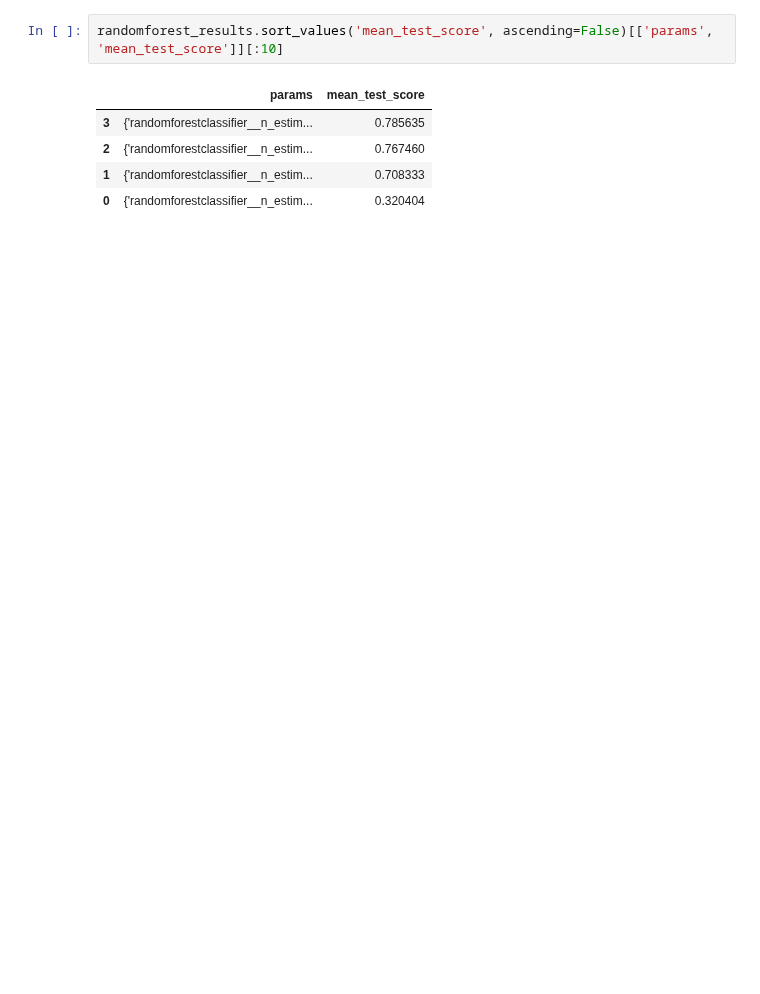
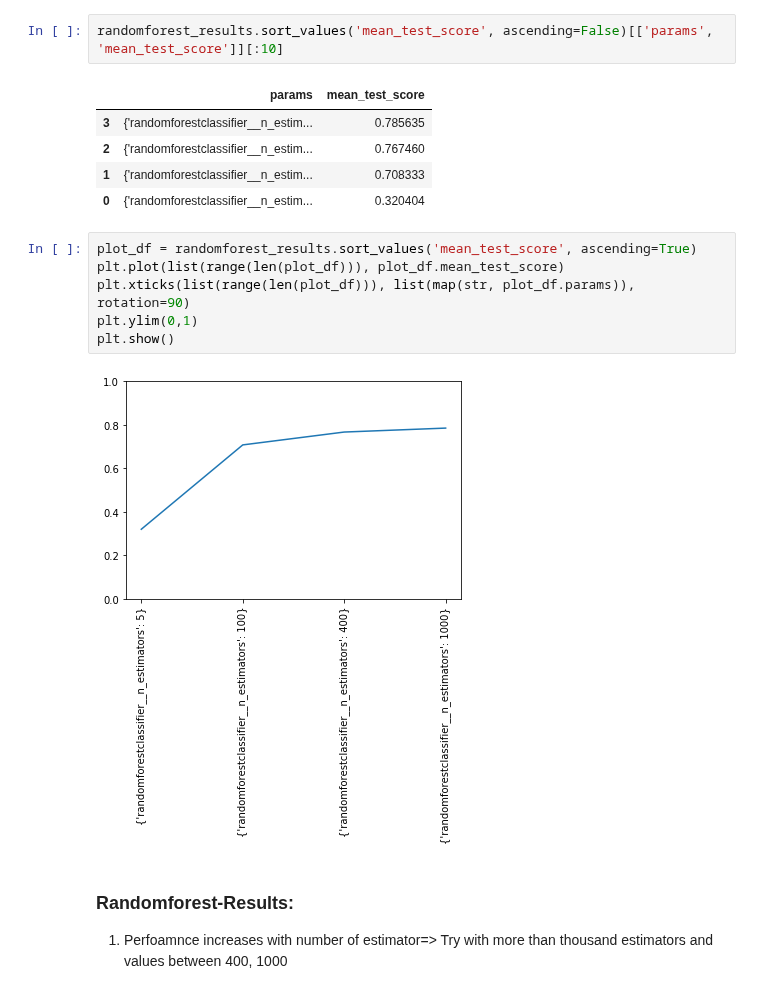
Before and after one commit to LennartKeller/TextklassifikationsProjekt2019, a Jupyter notebook: ReadHyperparamTuningResults.ipynb, the cells around one changed output. Cells and saved outputs as stored; diff of their text form; blank space fills up the shorter version.

```diff
--- a/ReadHyperparamTuningResults.ipynb
+++ b/ReadHyperparamTuningResults.ipynb
@@ -64,3 +108,15 @@ randomforest_results.sort_values('mean_test_score', ascending=False)[['params',
 | 2 | {'randomforestclassifier__n_estim... | 0.767460 |
 | 1 | {'randomforestclassifier__n_estim... | 0.708333 |
 | 0 | {'randomforestclassifier__n_estim... | 0.320404 |
+# %%
+plot_df = randomforest_results.sort_values('mean_test_score', ascending=True)
+plt.plot(list(range(len(plot_df))), plot_df.mean_test_score)
+plt.xticks(list(range(len(plot_df))), list(map(str, plot_df.params)), rotation=90)
+plt.ylim(0,1)
+plt.show()
+# %% [output]
+[figure, added]
+# %% [markdown]
+### Randomforest-Results:
+
+1. Perfoamnce increases with number of estimator=> Try with more than thousand estimators and values between 400, 1000
```
Also changed, not shown: parts of 11 cells of this notebook.
